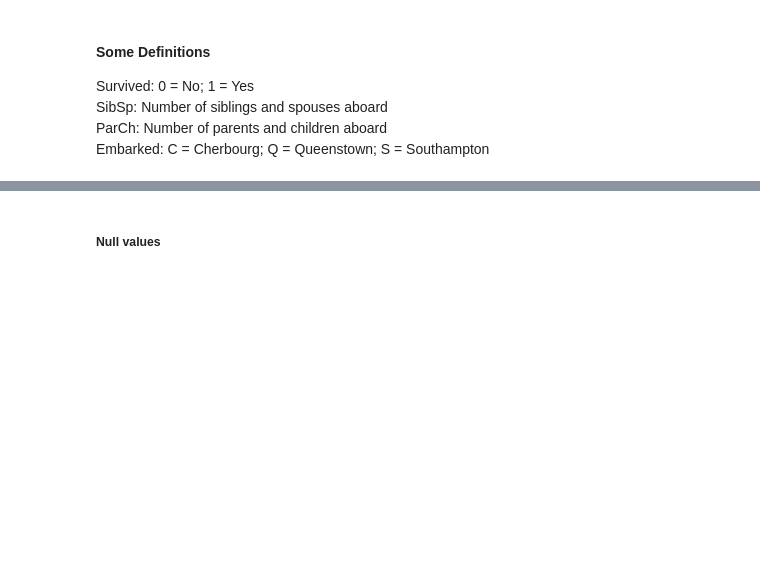
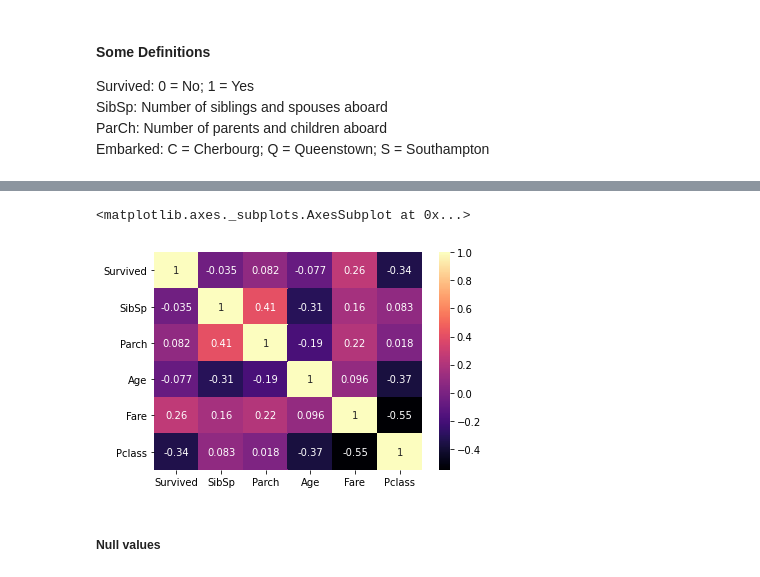
Before and after one commit to brunompasini/Titanic, a Jupyter notebook: titanic_predict.ipynb, the cells around one changed output, grey strips where cells are left out. Drawn from its saved outputs; the diff is of its cells as text; code cells hidden in the pictures; blank space fills up the shorter version.

```diff
--- a/titanic_predict.ipynb
+++ b/titanic_predict.ipynb
@@ -44,6 +47,11 @@ test.head()
 #print(train.info())
 #print("-"*20 +"//"+"-"*20)
 #print(test.info())
+# %%
+sns.heatmap(train[["Survived","SibSp","Parch","Age","Fare","Pclass","Sex"]].corr(), cmap = "magma", annot=True)
+# %% [output]
+<matplotlib.axes._subplots.AxesSubplot at 0x...>
+[figure, added]
 # %% [markdown]
 ##### Null values
 # %%
```
Also changed, not shown: parts of 19 cells of this notebook.
